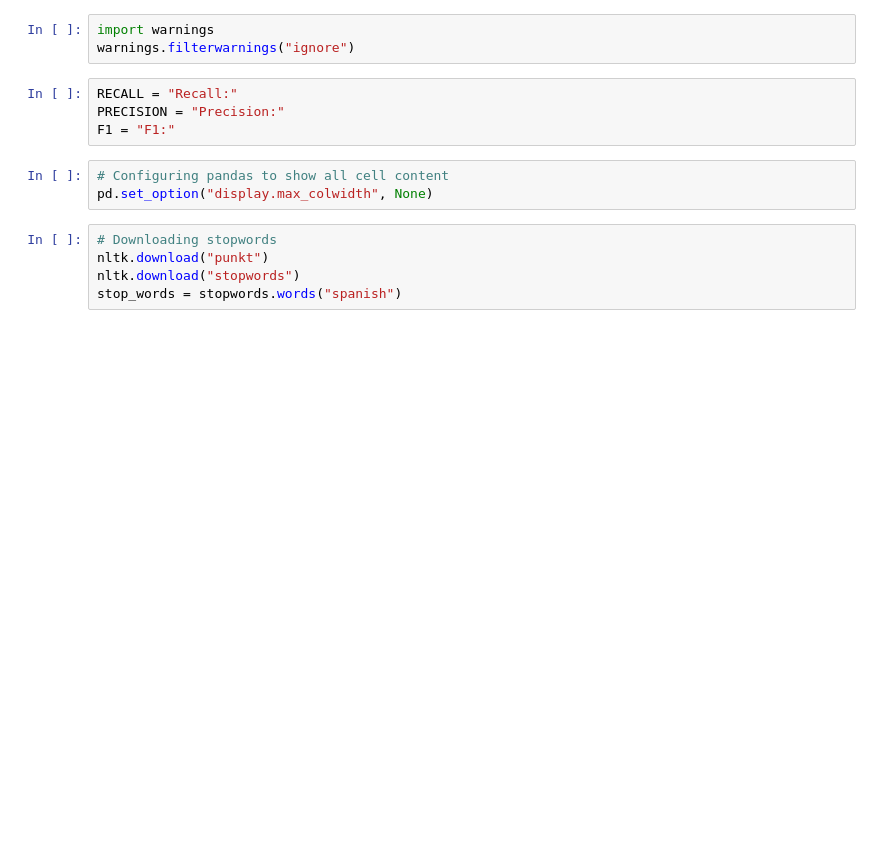
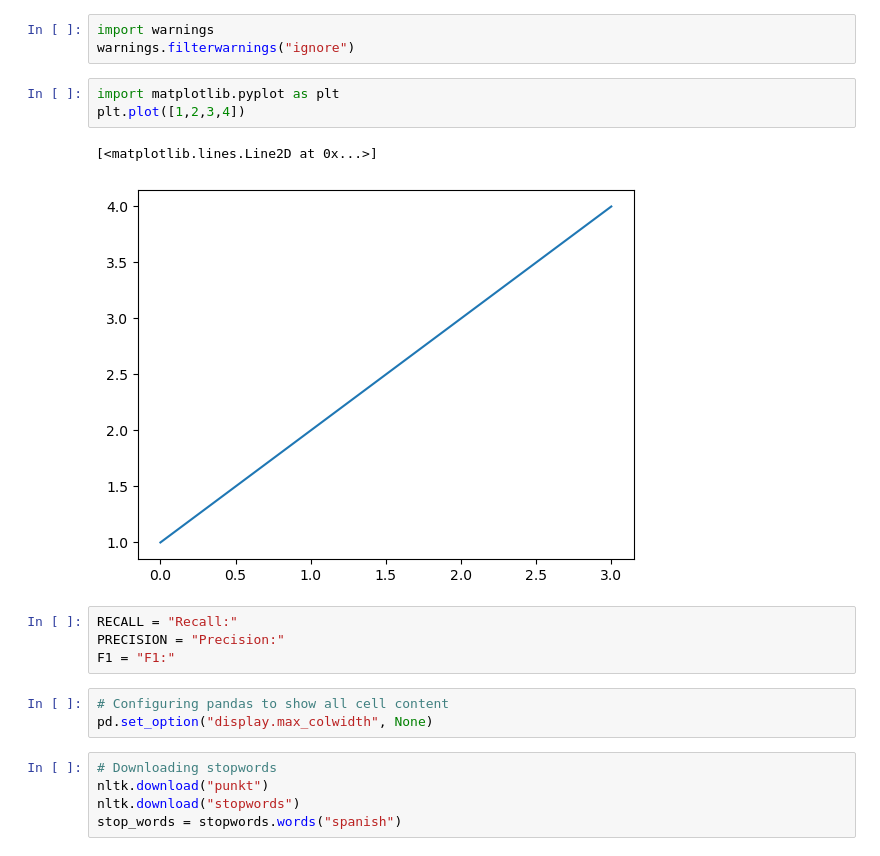
Before and after one commit to german-moreno283/Proyecto-BI, a Jupyter notebook: notebooks/Analisis-textos.ipynb, the cells around one changed output. Drawn from its saved outputs; the diff is of its cells as text; blank space fills up the shorter version.

```diff
--- a/notebooks/Analisis-textos.ipynb
+++ b/notebooks/Analisis-textos.ipynb
@@ -50,6 +36,12 @@ ModuleNotFoundError: No module named 'numpy'
 # %%
 import warnings
 warnings.filterwarnings("ignore")
+# %%
+import matplotlib.pyplot as plt
+plt.plot([1,2,3,4])
+# %% [output]
+[<matplotlib.lines.Line2D at 0x...>]
+[figure, added]
 # %%
 RECALL = "Recall:"
 PRECISION = "Precision:"
```
Also changed, not shown: parts of 43 cells of this notebook, 2 other files.
